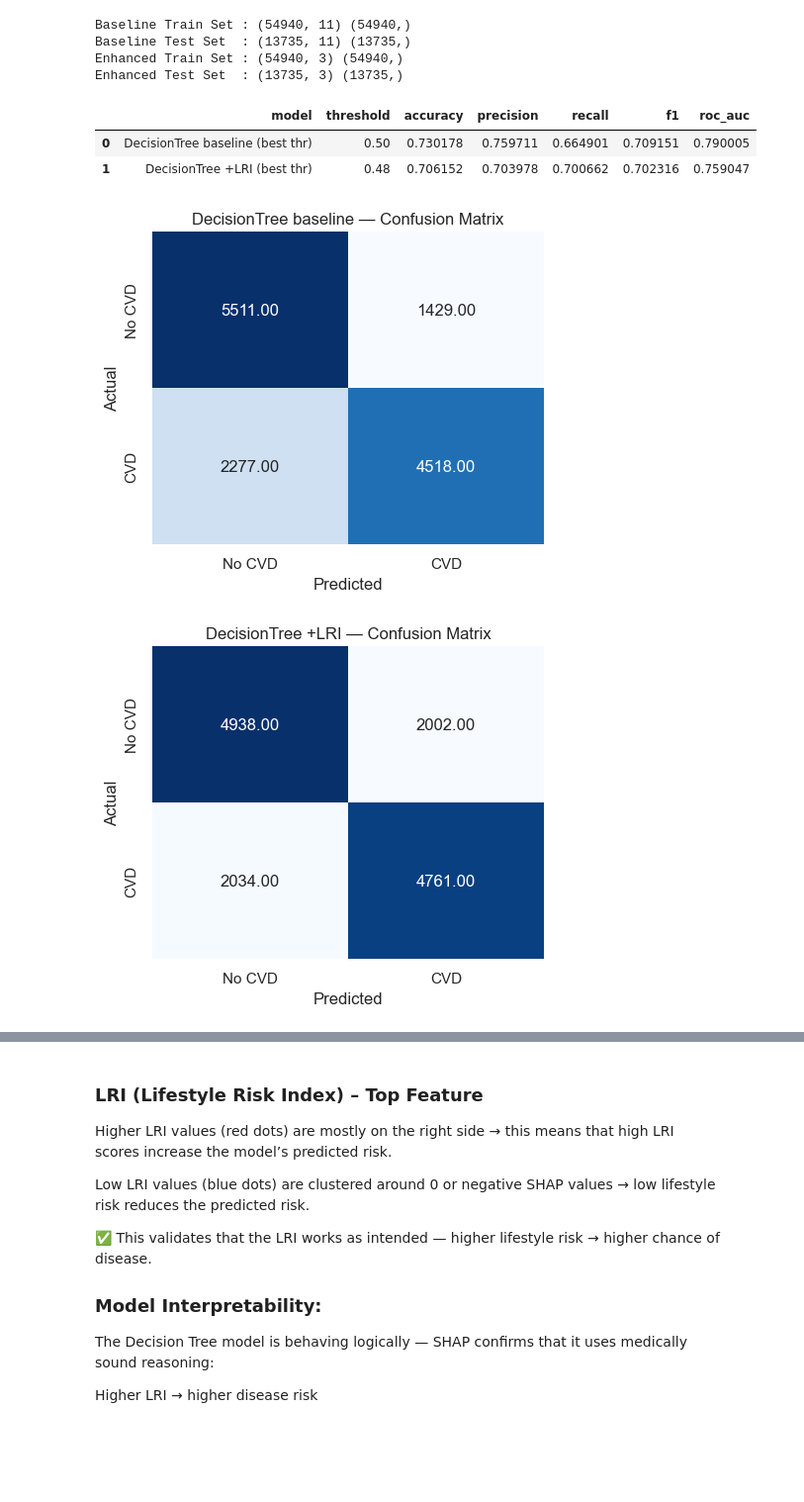
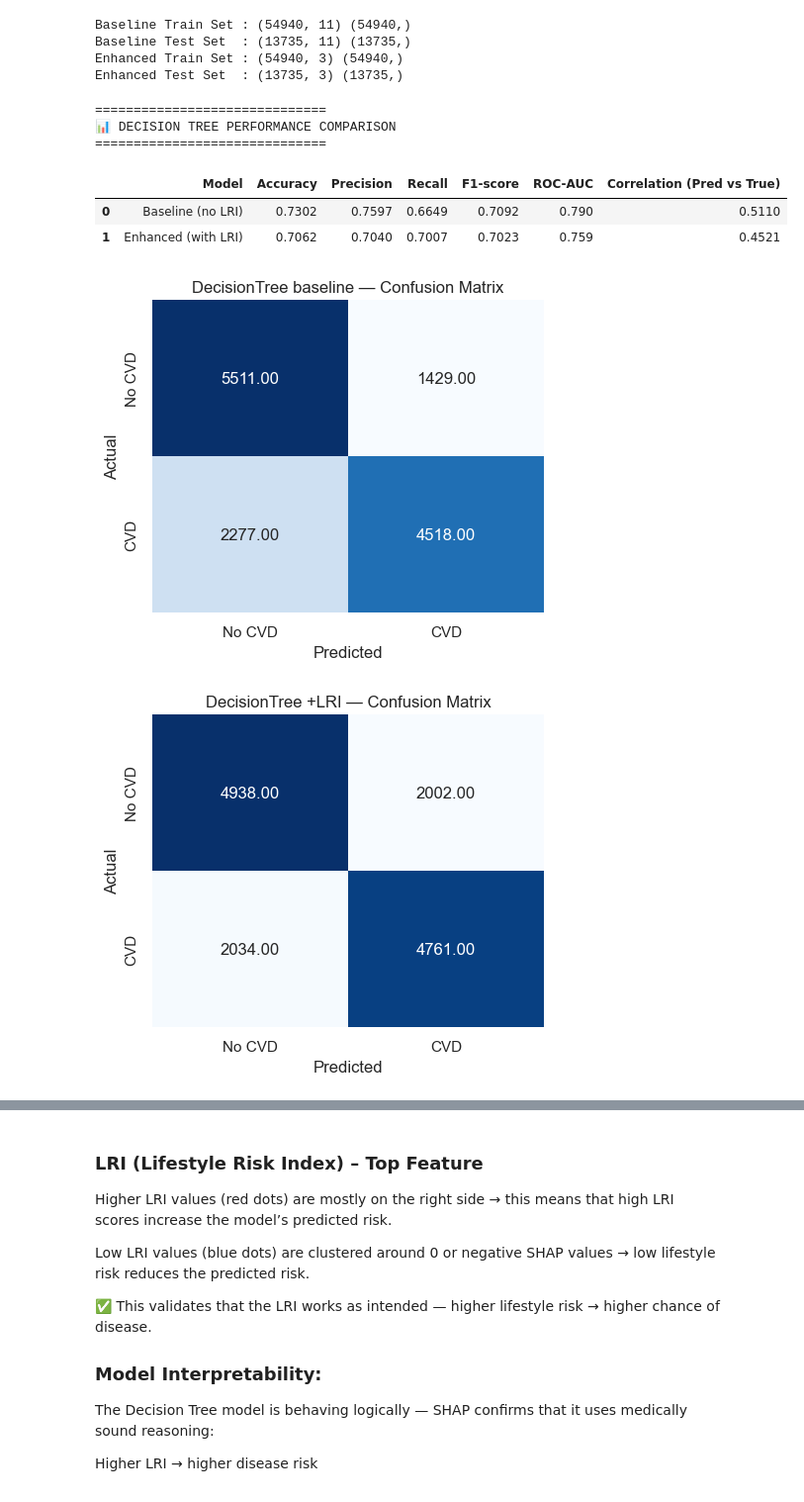
Before and after one commit to DCHAI003/IE0005, a Jupyter notebook: CardioVascular.ipynb, the cells around one changed output, grey strips where cells are left out. Shown at 99% size. Saved outputs shown, nothing was run; the diff lists cells and outputs as text; code cells hidden in the pictures; blank space fills up the shorter version.

```diff
--- a/CardioVascular.ipynb
+++ b/CardioVascular.ipynb
@@ -400,25 +401,65 @@ def eval_model(X_train, y_train, X_test, y_test, label,
     }
     return row, DT, yhat_test
 # %%
+# --- 1. Run both models using eval_model() ---
 row_base, dt_base, yhat_base = eval_model(
     Xb_train, y_train, Xb_test, y_test,
-    label="DecisionTree baseline (best thr)",
+    label="Baseline (no LRI)",
     max_depth=6, class_weight=None, metric="accuracy"
 )
 
-results = [row_base]
+# === Train Decision Tree on Enhanced (LRI) Dataset ===
+row_enhance, dt_enhance, yhat_enhance = eval_model(
+    Xe_train, y_train, Xe_test, y_test,
+    label="Enhanced(with LRI)",
+    max_depth=6,
+    class_weight=None,
+    metric="accuracy"
+)
 
-row_enhance, dt_enhance, yhat_enhance = eval_model(
-        Xe_train, y_train, Xe_test, y_test,
-        label="DecisionTree +LRI (best thr)",
-        max_depth=6, class_weight=None, metric="accuracy"
-)
-results.append(row_enhance)
+# --- 2. Compute correlation between predicted probabilities and true labels ---
+# For DecisionTreeClassifier, we use predict_proba() to get probabilities
+p_base = dt_base.predict_proba(Xb_test)[:, 1]
+p_enh = dt_enhance.predict_proba(Xe_test)[:, 1]
+
+corr_base = np.corrcoef(p_base, y_test)[0, 1]
+corr_enh = np.corrcoef(p_enh, y_test)[0, 1]
+
+# --- 3. Build performance summary table ---
+perf_df = pd.DataFrame([
+    {
+        "Model": "Baseline (no LRI)",
+        "Accuracy": row_base["accuracy"],
+        "Precision": row_base["precision"],
+        "Recall": row_base["recall"],
+        "F1-score": row_base["f1"],
+        "ROC-AUC": row_base["roc_auc"],
+        "Correlation (Pred vs True)": corr_base
+    },
+    {
+        "Model": "Enhanced (with LRI)",
+        "Accuracy": row_enhance["accuracy"],
+        "Precision": row_enhance["precision"],
+        "Recall": row_enhance["recall"],
+        "F1-score": row_enhance["f1"],
+        "ROC-AUC": row_enhance["roc_auc"],
+        "Correlation (Pred vs True)": corr_enh
+    }
+])
+
+# --- 4. Display formatted comparison ---
+print("\n==============================")
+print("📊 DECISION TREE PERFORMANCE COMPARISON")
+print("==============================")
+display(perf_df.round(4))
+# %% [output]
+==============================
+📊 DECISION TREE PERFORMANCE COMPARISON
+==============================
+|  | Model | Accuracy | Precision | Recall | F1-score | ROC-AUC | Correlation (Pred vs True) |
+| 0 | Baseline (no LRI) | 0.7302 | 0.7597 | 0.6649 | 0.7092 | 0.790 | 0.5110 |
+| 1 | Enhanced (with LRI) | 0.7062 | 0.7040 | 0.7007 | 0.7023 | 0.759 | 0.4521 |
 # %%
-
-performance = pd.DataFrame(results)
-display(performance)
-
 #printing out confusion matrix
 plt.figure(figsize=(4.8, 4.2))
 sb.heatmap(confusion_matrix(y_test, yhat_base),annot =True,fmt=".2f", cmap="Blues", cbar=False,
@@ -433,9 +474,6 @@ sb.heatmap(confusion_matrix(y_test, yhat_enhance),annot =True,fmt=".2f", cmap="B
 plt.xlabel("Predicted"); plt.ylabel("Actual"); plt.title("DecisionTree +LRI — Confusion Matrix")
 plt.tight_layout(); plt.show()
 # %% [output]
-|  | model | threshold | accuracy | precision | recall | f1 | roc_auc |
-| 0 | DecisionTree baseline (best thr) | 0.50 | 0.730178 | 0.759711 | 0.664901 | 0.709151 | 0.790005 |
-| 1 | DecisionTree +LRI (best thr) | 0.48 | 0.706152 | 0.703978 | 0.700662 | 0.702316 | 0.759047 |
 [figure]
 [figure]
 # %% [markdown]
```
Also changed, not shown: parts of 9 cells of this notebook.
